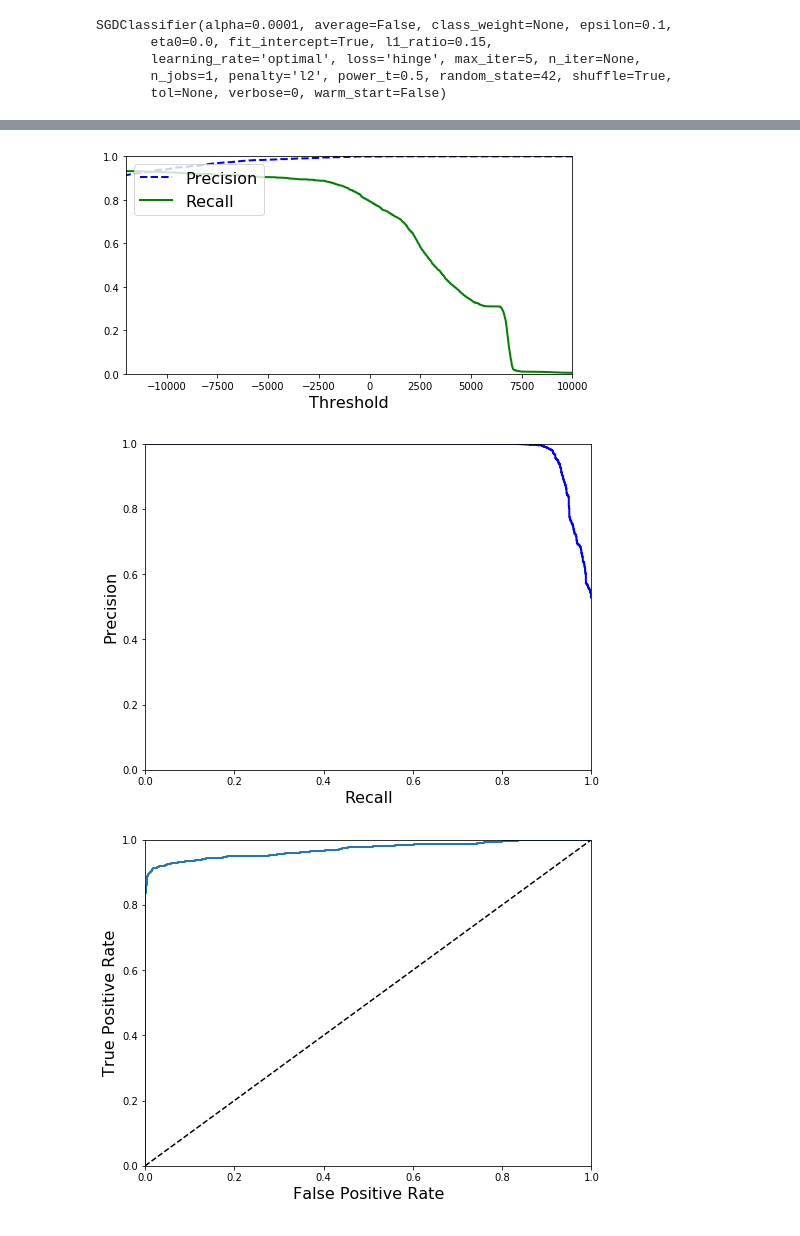
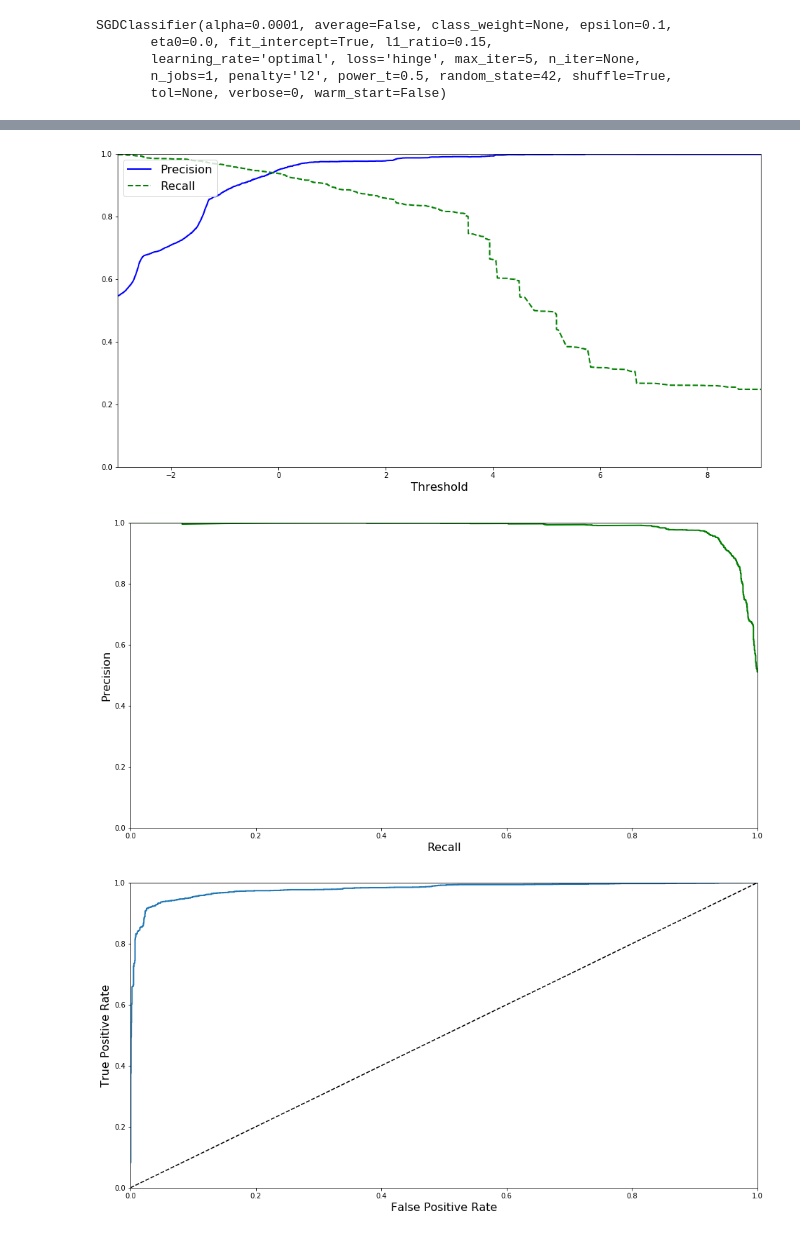
Before and after one commit to vaetern/match-sets, a Jupyter notebook: match.ipynb, the cells around one changed output, grey strips where cells are left out. Saved outputs shown, nothing was run; the diff lists cells and outputs as text; code cells hidden in the pictures.

```diff
--- a/match.ipynb
+++ b/match.ipynb
@@ -55,6 +59,8 @@ def levenshtein(s, t):
                levenshtein(s[:-1], t[:-1]) + cost])
     return res
 # %%
+### DEFINE SIMILARITY_VECTOR CLASS ###
+
 from math import sin, cos, sqrt, atan2, radians
 
 class SimilarityVector:
@@ -65,7 +71,7 @@ class SimilarityVector:
         self.geo_distance = 0
 
     def set_uic(self, uic1, uic2):
-        self.uic = levenshtein(uic1, uic2)
+        self.uic = levenshtein(str(uic1), str(uic2))
 
     def set_country(self, country1, country2):
         if country1 == country2:
@@ -81,10 +87,11 @@ class SimilarityVector:
     def set_geo_distance(self, lat1, lon1, lat2, lon2):
         radius_earth = 6373.0
 
-        lat1 = radians(lat1)
-        lon1 = radians(lon1)
-        lat2 = radians(lat2)
-        lon2 = radians(lon2)
+
+        lat1 = radians(self.__normalize_geopos(lat1))
+        lon1 = radians(self.__normalize_geopos(lon1))
+        lat2 = radians(self.__normalize_geopos(lat2))
+        lon2 = radians(self.__normalize_geopos(lon2))
 
         dlon = lon2 - lon1
         dlat = lat2 - lat1
@@ -96,13 +103,25 @@ class SimilarityVector:
 
         self.geo_distance = distance
 
+    def __normalize_geopos(self, geopos):
+
+        h = int(geopos[0:2])
+        m = int(geopos[2:4])/60
+        s = int(geopos[4:6])/3600
+
+        res = h + m + s
+
+        return res
+
     def __normalize_string(self, input):
 
         input = input.lower()
         input = ''.join(c for c in input if c not in ",-' ")
 
-        return input
+        return str(input)
 # %%
+### TRANSFORM RAW DS INTO VECTOR DS ###
+
 dataset_x = pd.DataFrame(columns=['uic_similarity','country_similarity','name_distance','geo_distance'])
 dataset_y = pd.DataFrame(columns=['match'])
 for index, frame in raw_dataset.iterrows():
@@ -110,7 +129,7 @@ for index, frame in raw_dataset.iterrows():
     vector = SimilarityVector()
     vector.set_uic(frame[0],frame[5])
     vector.set_country(frame[1],frame[6])
-    vector.set_name_distance(frame[2],frame[7])
+    vector.set_name_distance(str(frame[2]),str(frame[7]))
     vector.set_geo_distance(frame[3],frame[4],frame[8],frame[9])
 
     dataset_x = dataset_x.append({
@@ -143,4 +292,8 @@ dataset_y.head()
 # %%
-X_train, X_test, y_train, y_test = dataset_x[:3500], dataset_x[3500:], dataset_y[:3500], dataset_y[3500:]
+# SPLIT DATASET TEST/TRAIN ###
+
+div = 5000
+
+X_train, X_test, y_train, y_test = dataset_x[:div], dataset_x[div:],dataset_y[:div], dataset_y[div:]
 y_train=y_train.astype('int')
 # %%
@@ -199,7 +405,7 @@ y_scores.shape
 # %%
 def plot_precision_recall_vs_threshold(precisions, recalls, thresholds):
-    plt.plot(thresholds, precisions[:-1], "b--", label="Precision", linewidth=2)
-    plt.plot(thresholds, recalls[:-1], "g-", label="Recall", linewidth=2)
+    plt.plot(thresholds, precisions[:-1], "b-", label="Precision", linewidth=2)
+    plt.plot(thresholds, recalls[:-1], "g--", label="Recall", linewidth=2)
     plt.xlabel("Threshold", fontsize=16)
     plt.legend(loc="upper left", fontsize=16)
     plt.ylim([0, 1])
@@ -208,25 +414,25 @@ def plot_precision_recall_vs_threshold(precisions, recalls, thresholds):
 import matplotlib
 import matplotlib.pyplot as plt
 
-plt.figure(figsize=(8, 4))
+plt.figure(figsize=(16, 8))
 plot_precision_recall_vs_threshold(precisions, recalls, thresholds)
-plt.xlim([-12000, 10000])
+plt.xlim([-3, 9])
 
 plt.show()
 # %% [output]
-[figure, old version]
+[figure, new version]
 # %%
 def plot_precision_vs_recall(precisions, recalls):
-    plt.plot(recalls, precisions, "b-", linewidth=2)
+    plt.plot(recalls, precisions, "g-", linewidth=2)
     plt.xlabel("Recall", fontsize=16)
     plt.ylabel("Precision", fontsize=16)
     plt.axis([0, 1, 0, 1])
 
-plt.figure(figsize=(8, 6))
+plt.figure(figsize=(16, 8))
 plot_precision_vs_recall(precisions, recalls)
 plt.show()
 # %% [output]
-[figure, old version]
+[figure, new version]
 # %%
 from sklearn.metrics import roc_curve
 
@@ -239,11 +445,11 @@ def plot_roc_curve(fpr, tpr, label=None):
     plt.xlabel('False Positive Rate', fontsize=16)
     plt.ylabel('True Positive Rate', fontsize=16)
 
-plt.figure(figsize=(8, 6))
+plt.figure(figsize=(16, 8))
 plot_roc_curve(fpr, tpr)
 plt.show()
 # %% [output]
-[figure, old version]
+[figure, new version]
 # %%
 from sklearn.metrics import roc_auc_score
 
```
Also changed, not shown: parts of 63 cells of this notebook, 1 other file.
